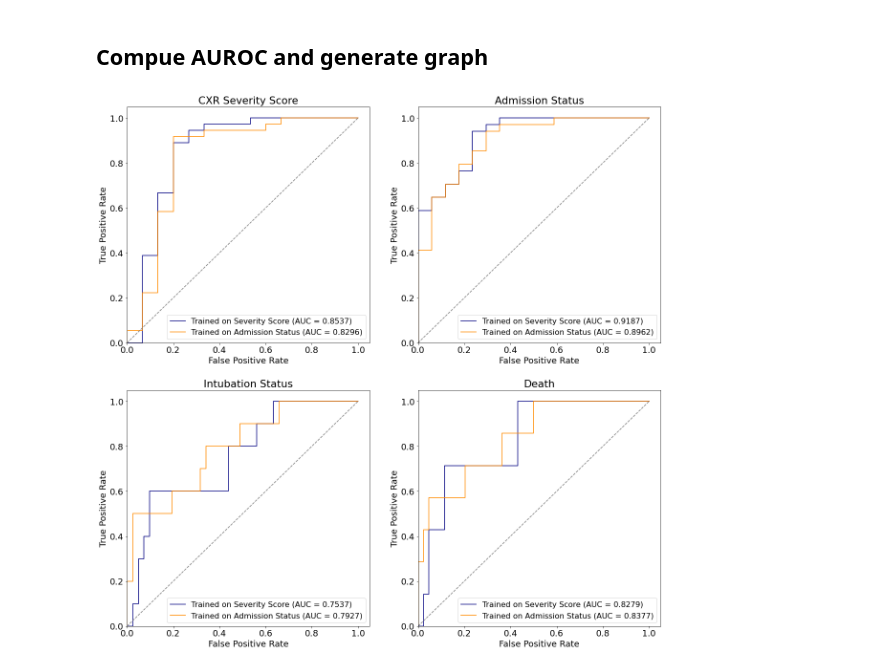
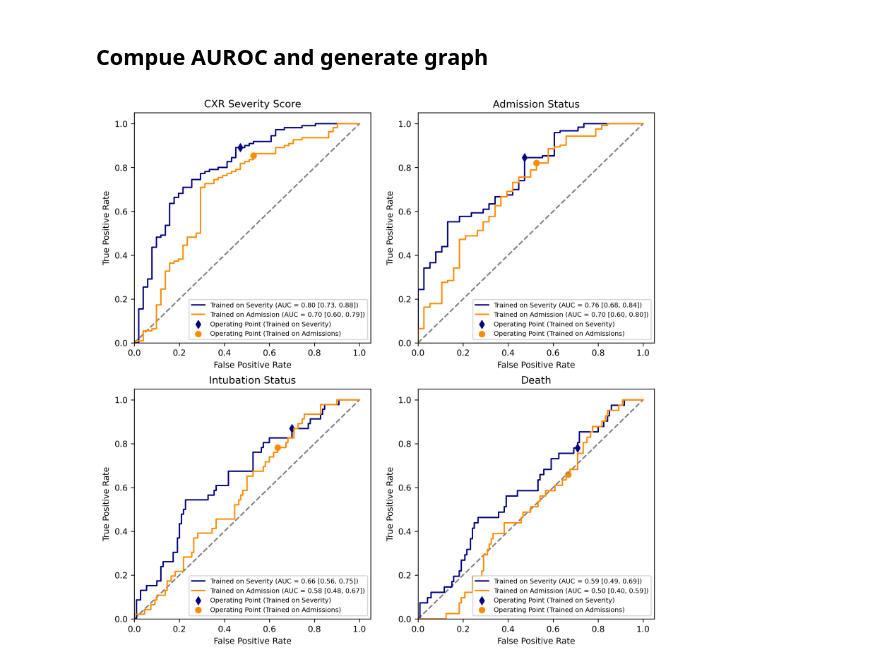
Before and after one commit to aisinai/covid19_cxr, a Jupyter notebook: test_model.ipynb, the cells around one changed output. Saved outputs shown, nothing was run; the diff lists cells and outputs as text; code cells hidden in the pictures.

```diff
--- a/test_model.ipynb
+++ b/test_model.ipynb
@@ -17,9 +17,9 @@ from utilities import ChestXrayHDF5
 # %% [markdown]
 ## Select dataset and best models
 # %%
-dataset = ChestXrayHDF5(f'/home/aisinai/work/HDF5_datasets/COVID19_binary_test_1024.hdf5')
-model_scores = torch.load("/home/aisinai/work/covid19/densenet121/20200507/score3/best_densenet_145.pt")
-model_admits = torch.load("/home/aisinai/work/covid19/densenet121/20200507/admit3/best_densenet_129.pt")
+dataset = ChestXrayHDF5(f"/home/aisinai/work/HDF5_datasets/COVID19_binary_test_1024.hdf5")
+model_scores = torch.load("/home/aisinai/work/covid19/densenet121/20200717/score3/best_densenet_348.pt")
+model_admits = torch.load("/home/aisinai/work/covid19/densenet121/20200717/admit3/best_densenet_035.pt")
 # %% [markdown]
 ## Compute predictions
 # %%
@@ -45,83 +47,116 @@ for i, (img, score, admit, intub, death) in enumerate(dataset):
+# %%
+intubs_no_DNI = intubs.copy()
+preds_scores_no_DNI = preds_scores.copy()
+preds_admits_no_DNI = preds_admits.copy()
+for index in [124, 123, 100, 89, 64]:
+    del intubs_no_DNI[index]
+    del preds_scores_no_DNI[index]
+    del preds_admits_no_DNI[index]
 # %% [markdown]
 ## Compue AUROC and generate graph
 # %%
-font = {'size': 18}
+fontsize = 9
+font = {'size': fontsize}
+leg_fontsize = 7
 plt.rc('font', **font)
-fig = plt.figure(figsize=(20, 20))
+dpi = 300
+fig = plt.figure(figsize=(10, 10), dpi=dpi)
 
-fontsize = 16
 ymin = 0
 ax1 = fig.add_subplot(221)
 
-fpr_scores, tpr_scores, _ = roc_curve(scores, preds_scores)
+fpr_scores, tpr_scores, thresholds = roc_curve(scores, preds_scores)
 roc_auc_scores = auc(fpr_scores, tpr_scores)
-fpr_admits, tpr_admits, _ = roc_curve(scores, preds_admits)
+fpr_admits, tpr_admits, thresholds = roc_curve(scores, preds_admits)
 roc_auc_admits = auc(fpr_admits, tpr_admits)
 
+ax1.plot([0, 1], [0, 1], color='gray', linestyle='--')
 ax1.plot(fpr_scores, tpr_scores, color='navy',
-         label=f'Trained on Severity Score (AUC = {roc_auc_scores:.4f})')
+         label=f'Trained on Severity (AUC = {roc_auc_scores:.2f} [0.73, 0.88])')
+ax1.scatter(0.4705, 0.8909, color='navy', marker='d',
+         label=f'Operating Point (Trained on Severity)')
 ax1.plot(fpr_admits, tpr_admits, color='darkorange',
-         label=f'Trained on Admission Status (AUC = {roc_auc_admits:.4f})')
-ax1.plot([0, 1], [0, 1], color='gray', linestyle='--')
+         label=f'Trained on Admission (AUC = {roc_auc_admits:.2f} [0.60, 0.79])')
+ax1.scatter(0.5294, 0.8545, color='darkorange', marker='o',
+         label=f'Operating Point (Trained on Admissions)')
 ax1.axis(xmin=0, xmax=1.05, ymin=0, ymax=1.05)
 ax1.set_xlabel('False Positive Rate')
 ax1.set_ylabel('True Positive Rate')
 ax1.set_title('CXR Severity Score')
-ax1.legend(loc="lower right", fontsize = 16)
+ax1.legend(loc="lower right", fontsize = leg_fontsize)
 
 ax2 = fig.add_subplot(222)
 
-fpr_scores, tpr_scores, _ = roc_curve(admits, preds_scores)
+fpr_scores, tpr_scores, thresholds = roc_curve(admits, preds_scores)
 roc_auc_scores = auc(fpr_scores, tpr_scores)
-fpr_admits, tpr_admits, _ = roc_curve(admits, preds_admits)
+fpr_admits, tpr_admits, thresholds = roc_curve(admits, preds_admits)
 roc_auc_admits = auc(fpr_admits, tpr_admits)
 
+ax2.plot([0, 1], [0, 1], color='gray', linestyle='--')
 ax2.plot(fpr_scores, tpr_scores, color='navy',
-         label=f'Trained on Severity Score (AUC = {roc_auc_scores:.4f})')
+         label=f'Trained on Severity (AUC = {roc_auc_scores:.2f} [0.68, 0.84])')
+ax2.scatter(0.4737, 0.8455, color='navy', marker='d',
+         label=f'Operating Point (Trained on Severity)')
 ax2.plot(fpr_admits, tpr_admits, color='darkorange',
-         label=f'Trained on Admission Status (AUC = {roc_auc_admits:.4f})')
-ax2.plot([0, 1], [0, 1], color='gray', linestyle='--')
+         label=f'Trained on Admission (AUC = {roc_auc_admits:.2f} [0.60, 0.80])')
+ax2.scatter(0.5263, 0.8211, color='darkorange', marker='o',
+         label=f'Operating Point (Trained on Admissions)')
 ax2.axis(xmin=0, xmax=1.05, ymin=0, ymax=1.05)
 ax2.set_xlabel('False Positive Rate')
 ax2.set_ylabel('True Positive Rate')
 ax2.set_title('Admission Status')
-ax2.legend(loc="lower right", fontsize = 16)
+ax2.legend(loc="lower right", fontsize = leg_fontsize)
 
 ax3 = fig.add_subplot(223)
 
-fpr_scores, tpr_scores, _ = roc_curve(intubs, preds_scores)
+fpr_scores, tpr_scores, thresholds = roc_curve(intubs_no_DNI, preds_scores_no_DNI)
 roc_auc_scores = auc(fpr_scores, tpr_scores)
-fpr_admits, tpr_admits, _ = roc_curve(intubs, preds_admits)
+fpr_admits, tpr_admits, thresholds = roc_curve(intubs_no_DNI, preds_admits_no_DNI)
 roc_auc_admits = auc(fpr_admits, tpr_admits)
 
+ax3.plot([0, 1], [0, 1], color='gray', linestyle='--')
 ax3.plot(fpr_scores, tpr_scores, color='navy',
-         label=f'Trained on Severity Score (AUC = {roc_auc_scores:.4f})')
+         label=f'Trained on Severity (AUC = {roc_auc_scores:.2f} [0.56, 0.75])')
+ax3.scatter(0.7, 0.8696, color='navy', marker='d',
+         label=f'Operating Point (Trained on Severity)')
 ax3.plot(fpr_admits, tpr_admits, color='darkorange',
-         label=f'Trained on Admission Status (AUC = {roc_auc_admits:.4f})')
-ax3.plot([0, 1], [0, 1], color='gray', linestyle='--')
+         label=f'Trained on Admission (AUC = {roc_auc_admits:.2f} [0.48, 0.67])')
+ax3.scatter(0.6364, 0.7826, color='darkorange', marker='o',
+         label=f'Operating Point (Trained on Admissions)')
 ax3.axis(xmin=0, xmax=1.05, ymin=0, ymax=1.05)
 ax3.set_xlabel('False Positive Rate')
 ax3.set_ylabel('True Positive Rate')
 ax3.set_title('Intubation Status')
-ax3.legend(loc="lower right", fontsize = 16)
+ax3.legend(loc="lower right", fontsize = leg_fontsize)
+
+graph_intub_x = fpr_scores
+graph_intub_y = tpr_scores
 
 ax4 = fig.add_subplot(224)
 
-fpr_scores, tpr_scores, _ = roc_curve(deaths, preds_scores)
+fpr_scores, tpr_scores, thresholds = roc_curve(deaths, preds_scores)
 roc_auc_scores = auc(fpr_scores, tpr_scores)
-fpr_admits, tpr_admits, _ = roc_curve(deaths, preds_admits)
+fpr_admits, tpr_admits, thresholds = roc_curve(deaths, preds_admits)
 roc_auc_admits = auc(fpr_admits, tpr_admits)
 
+ax4.plot([0, 1], [0, 1], color='gray', linestyle='--')
 ax4.plot(fpr_scores, tpr_scores, color='navy',
-         label=f'Trained on Severity Score (AUC = {roc_auc_scores:.4f})')
+         label=f'Trained on Severity (AUC = {roc_auc_scores:.2f} [0.49, 0.69])')
+ax4.scatter(0.7083, 0.7805, color='navy', marker='d',
+         label=f'Operating Point (Trained on Severity)')
 ax4.plot(fpr_admits, tpr_admits, color='darkorange',
-         label=f'Trained on Admission Status (AUC = {roc_auc_admits:.4f})')
-ax4.plot([0, 1], [0, 1], color='gray', linestyle='--')
+         label=f'Trained on Admission (AUC = {roc_auc_admits:.2f} [0.40, 0.59])')
+ax4.scatter(0.6667, 0.6585, color='darkorange', marker='o',
+         label=f'Operating Point (Trained on Admissions)')
 ax4.axis(xmin=0, xmax=1.05, ymin=0, ymax=1.05)
 ax4.set_xlabel('False Positive Rate')
 ax4.set_ylabel('True Positive Rate')
 ax4.set_title('Death')
-ax4.legend(loc="lower right", fontsize = 16)
+ax4.legend(loc="lower right", fontsize = leg_fontsize)
+
+graph_death_x = fpr_scores
+graph_death_y = tpr_scores
 fig.show()
+fig.savefig('Figure 3.tif')
 # %% [output]
-[figure, old version]
+[figure, new version]
```
Also changed, not shown: parts of 18 cells of this notebook, 11 other files.
